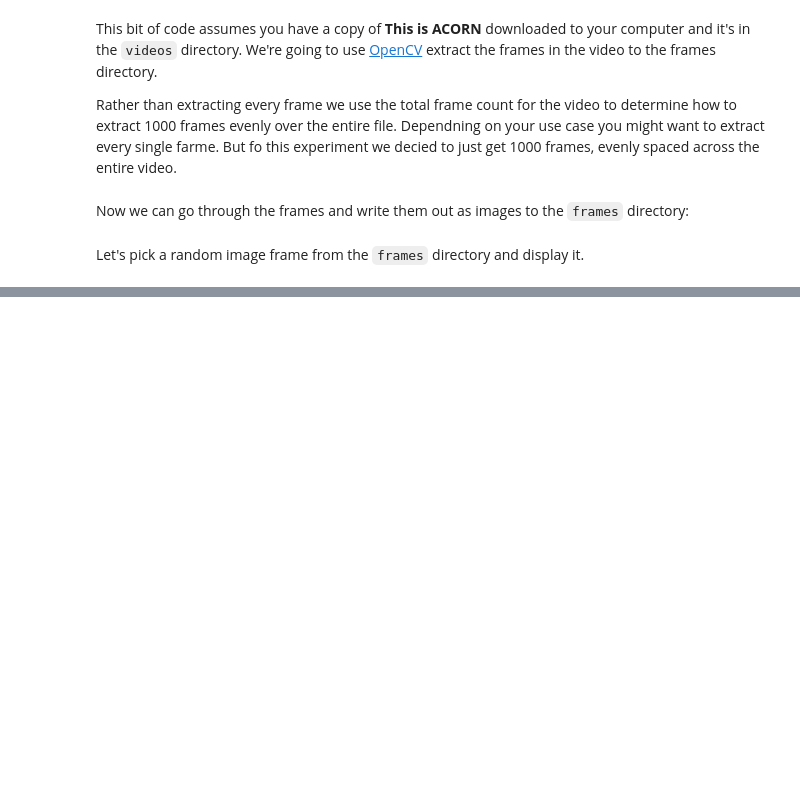
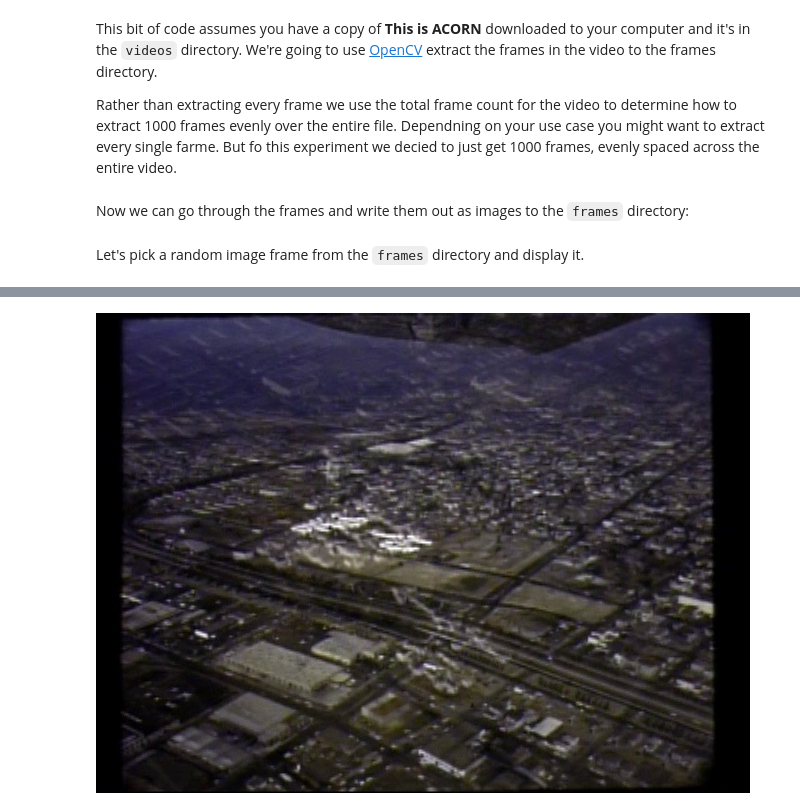
Before and after one commit to umd-mith/filmlab, a Jupyter notebook: extract-frames.py.ipynb, the cells around one changed output, grey strips where cells are left out. Drawn from its saved outputs; the diff is of its cells as text; code cells hidden in the pictures; blank space fills up the shorter version.

```diff
--- a/extract-frames.py.ipynb
+++ b/extract-frames.py.ipynb
@@ -42,0 +46,4 @@ def display_ranndom_image():
+# %%
+Image(filename=random_frame())
+# %% [output]
+[figure, added]
```
Also changed, not shown: parts of 3 cells of this notebook.
